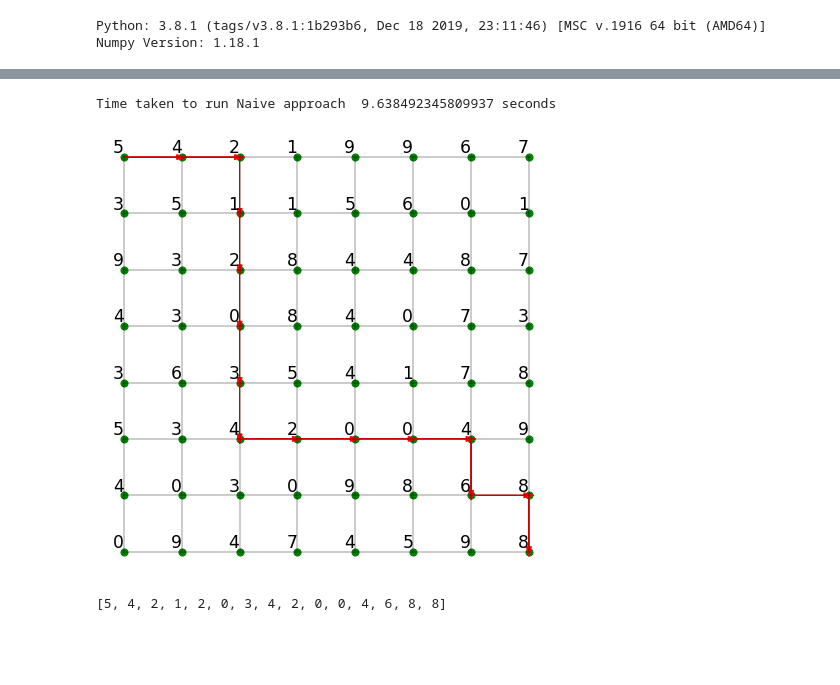
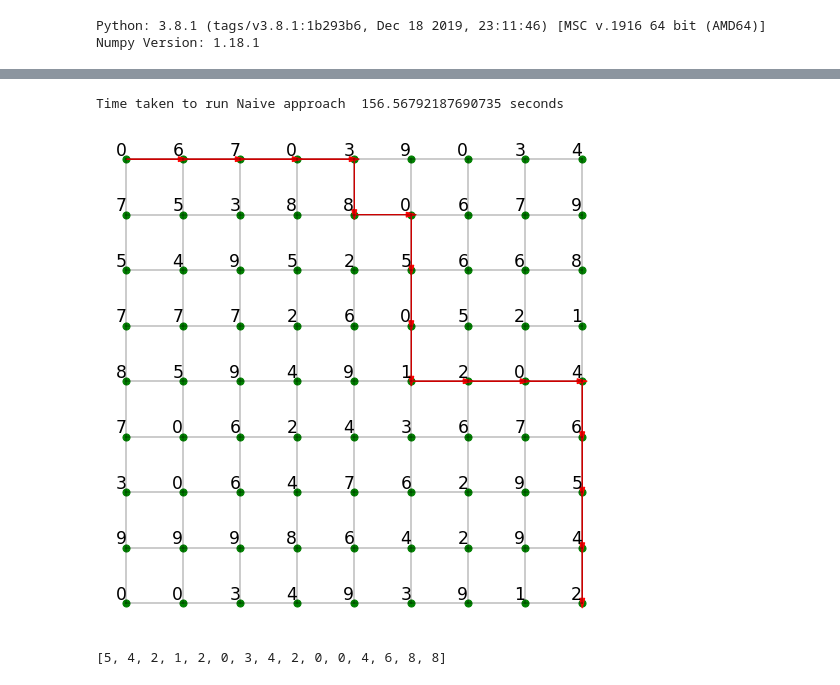
Before and after one commit to Assassinsarms/INM702_Coursework, a Jupyter notebook: T1Aaron_Mir_INM702_Task_1.ipynb, the cells around one changed output, grey strips where cells are left out. Saved outputs shown, nothing was run; the diff lists cells and outputs as text; code cells hidden in the pictures; blank space fills up the shorter version.

```diff
--- a/T1Aaron_Mir_INM702_Task_1.ipynb
+++ b/T1Aaron_Mir_INM702_Task_1.ipynb
@@ -254,8 +256,7 @@ class Agent():
             print("The shortest path found is ", self.dijkstra)
 # %%
 class IntMaze():
-    '''A class to represent a maze. A maze in this scenario is a 2D (height x width) grid where each cell has a number associated to it. This cell number indicates the time an agent spends on a cell. There are 2 game modes. Game mode 1 is where the time spent on a cell is the number on this cell. Game mode 2 is where the time spent on a cell is the absolute of the difference between the previous cell the agent was on and the current cell it is on.
-    Only game mode 1 has been implemented.'''
+    '''A class to represent a maze. A maze in this scenario is a 2D (height x width) grid where each cell has a number associated to it. This cell number indicates the time an agent spends on a cell. There are 2 game modes. Game mode 1 is where the time spent on a cell is the number on this cell. Only game mode 1 has been implemented.'''
     def __init__ (self, height, width, mode, alg, agent):
         self.height = height
         self.width = width
@@ -282,13 +283,14 @@ class IntMaze():
                 self.agent.dijkstra_path((0,0), (self.height-1, self.width-1))
                 end = t.time()
                 print('Time taken to run Dijkstra Shortest Path ', end - start, 'seconds')
-                self.plot_maze_path(annotate=True, chosen_path=True)
+                if self.height < 30:
+                    self.plot_maze_path(annotate=True, chosen_path=True)
             elif self.path_find_type[self.alg] == 2:                                                            # Antcolony
                 start = t.time()
                 self.agent.antcol_path(num_iterations, num_ants, alpha, beta, rho)
                 end = t.time()
+                print('Time taken to run Ant Colony Optimisation ', end - start, 'seconds')
                 self.plot_maze_path(annotate=True, chosen_path=True)
-                print('Time taken to run Ant Colony Optimisation ', end - begin, 'seconds')
 
     def plot_maze_path(self, annotate, chosen_path):
         c1 = np.array([0, self.width])
@@ -355,12 +369,12 @@ class IntMaze():
 # %%
-#-------------------------------------------------------- START GAME (NAIVE) VERY SLOW FOR BIGGER THAN 8X8 -----------------------------------------------#
-height, width = 8,8                                                       # Maze has to be NxN in order for visualisation to work properly
+#-------------------------------------------------------- START GAME (NAIVE RECURSION) VERY SLOW FOR BIGGER THAN 8X8 -----------------------------------------------#
+height, width = 9,9                                                       # Maze has to be NxN in order for visualisation to work properly
 agent_cortez = Agent('Cortez')                                            # Initialise the agent
 game = IntMaze(height, width, 1, 'Recursive', agent_cortez)               # Initialise game with maze of height and width, game mode, type of algorithm ('Recursive', 'Ant Colony' or 'Dijkstra') and the agent in the maze
 game.start_game(num_iterations=0, num_ants=0, alpha=0, beta=0, rho=0)     # start_game (settings are 0 because this is not ACO)
 # %% [output]
-Time taken to run Naive approach  9.638492345809937 seconds
+Time taken to run Naive approach  156.56792187690735 seconds
-[figure, old version]
+[figure, new version]
 # %%
 agent_cortez.options[agent_cortez.chosen_path]      # To see the shortest path found by recursion
 # %% [output]
```
Also changed, not shown: parts of 11 cells of this notebook.
